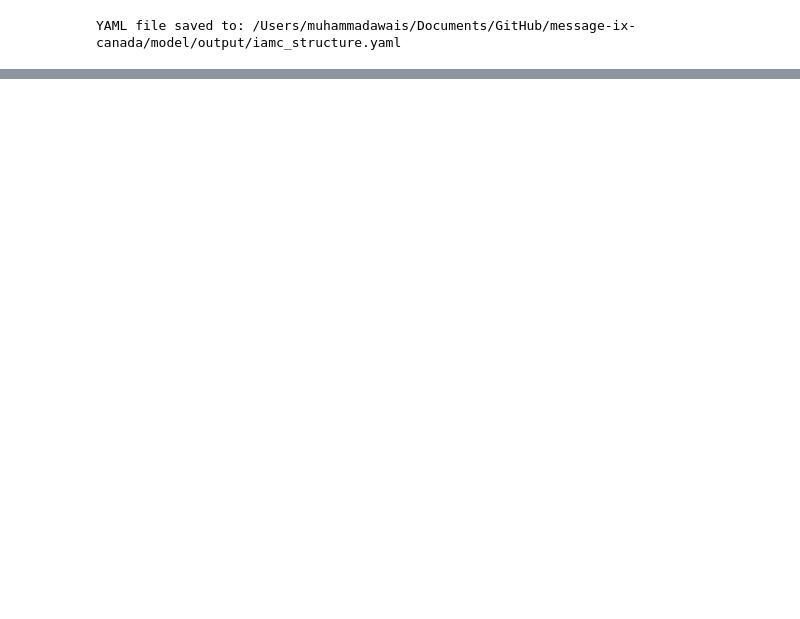
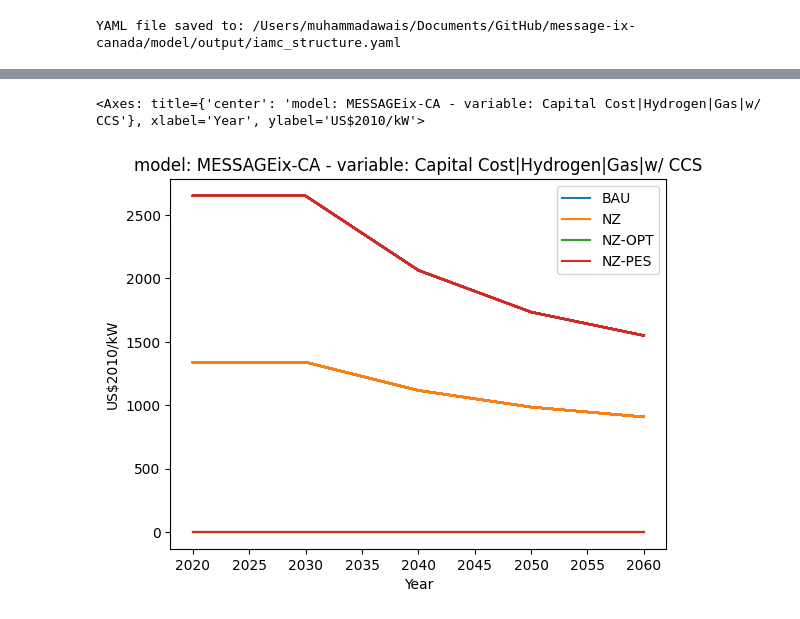
Before and after one commit to awais307/message-ix-canada, a Jupyter notebook: model/notebooks/development_netzero.ipynb, the cells around one changed output, grey strips where cells are left out. Drawn from its saved outputs; the diff is of its cells as text; code cells hidden in the pictures; blank space fills up the shorter version.

```diff
--- a/model/notebooks/development_netzero.ipynb
+++ b/model/notebooks/development_netzero.ipynb
@@ -1773,0 +2030,5 @@ if __name__ == "__main__":
+# %%
+df_pyam.filter(variable = 'Capital Cost|Hydrogen|Gas|w/ CCS').plot(color = 'scenario')
+# %% [output]
+<Axes: title={'center': 'model: MESSAGEix-CA - variable: Capital Cost|Hydrogen|Gas|w/ CCS'}, xlabel='Year', ylabel='US$2010/kW'>
+[figure, added]
```
Also changed, not shown: parts of 62 cells of this notebook, 5 other files.
